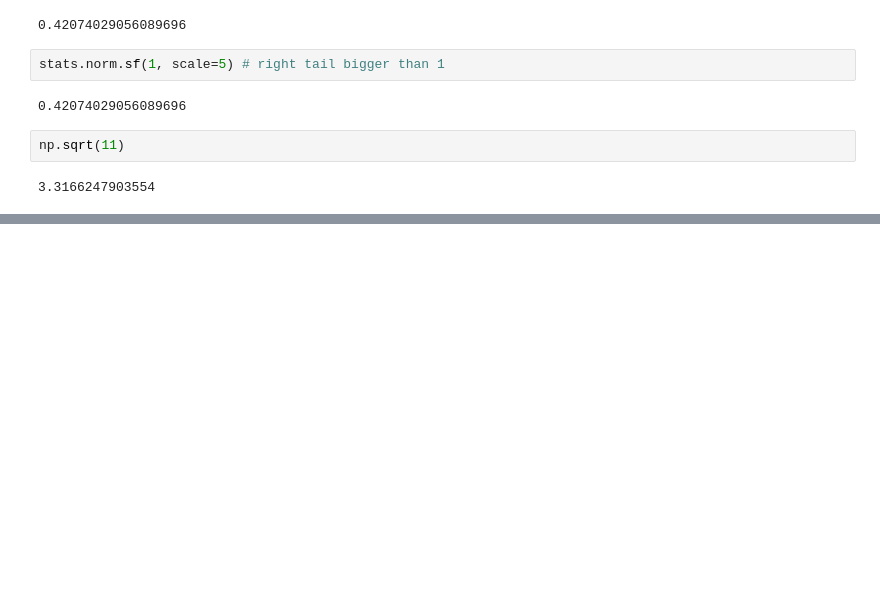
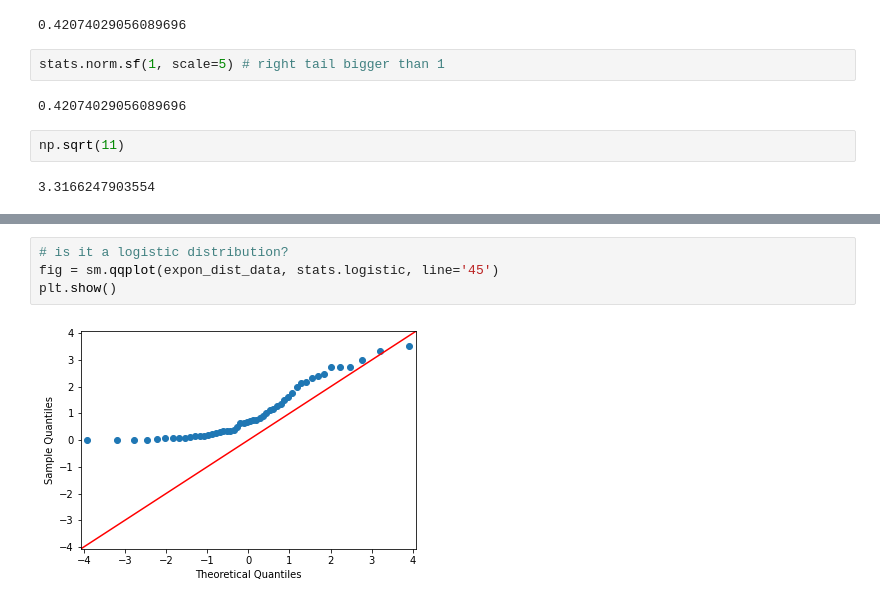
Before and after one commit to yvokeller/probability-calculation, a Jupyter notebook: le3_parameter_estimation_confidence_intervals.ipynb, the cells around one changed output, grey strips where cells are left out. Saved outputs shown, nothing was run; the diff lists cells and outputs as text; blank space fills up the shorter version.

```diff
--- a/le3_parameter_estimation_confidence_intervals.ipynb
+++ b/le3_parameter_estimation_confidence_intervals.ipynb
@@ -285,0 +337,6 @@ np.sqrt(11)
+# %%
+# is it a logistic distribution?
+fig = sm.qqplot(expon_dist_data, stats.logistic, line='45')
+plt.show()
+# %% [output]
+[figure, added]
```
Also changed, not shown: parts of 27 cells of this notebook.
